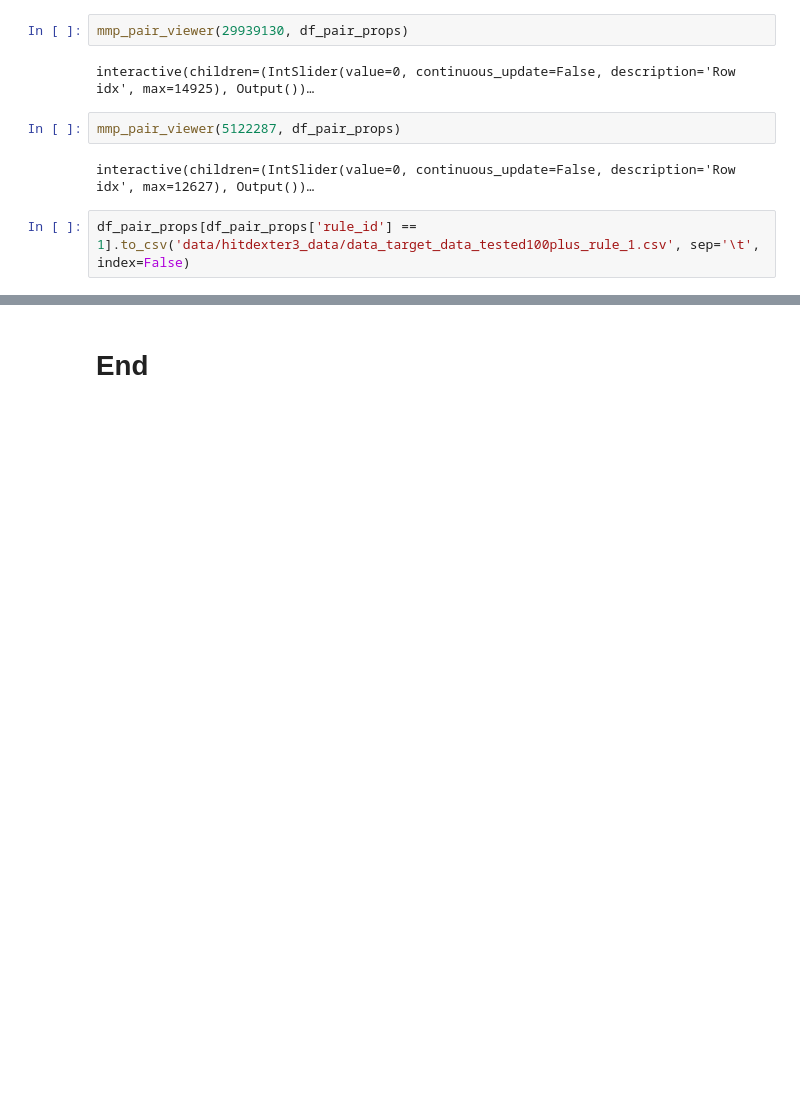
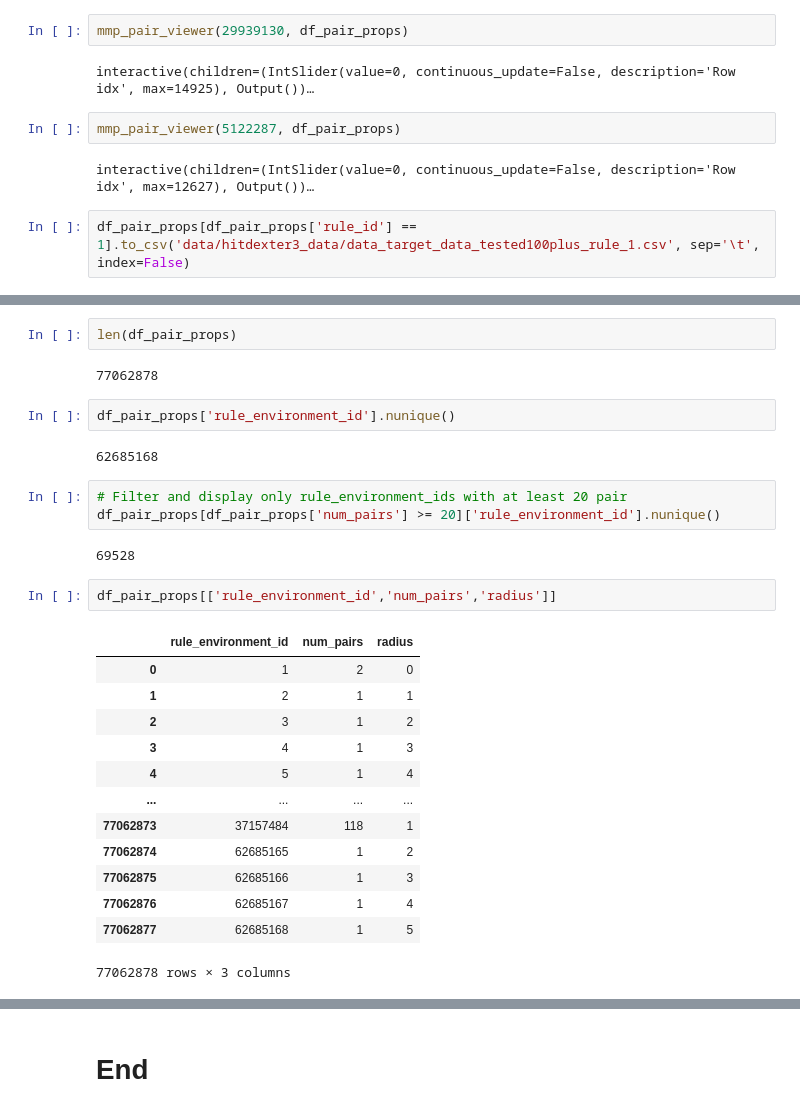
Before and after one commit to anya-chen/MMP_explore, a Jupyter notebook: hitdexter3_data_explore.ipynb, the cells around one changed output, grey strips where cells are left out. Saved outputs shown, nothing was run; the diff lists cells and outputs as text; blank space fills up the shorter version.

```diff
--- a/hitdexter3_data_explore.ipynb
+++ b/hitdexter3_data_explore.ipynb
@@ -936,0 +1054,29 @@ df_pair_props[df_pair_props['rule_id'] == 1].to_csv('data/hitdexter3_data/data_t
+# %%
+len(df_pair_props)
+# %% [output]
+77062878
+# %%
+df_pair_props['rule_environment_id'].nunique()
+# %% [output]
+62685168
+# %%
+# Filter and display only rule_environment_ids with at least 20 pair
+df_pair_props[df_pair_props['num_pairs'] >= 20]['rule_environment_id'].nunique()
+# %% [output]
+69528
+# %%
+df_pair_props[['rule_environment_id','num_pairs','radius']]
+# %% [output]
+|  | rule_environment_id | num_pairs | radius |
+| 0 | 1 | 2 | 0 |
+| 1 | 2 | 1 | 1 |
+| 2 | 3 | 1 | 2 |
+| 3 | 4 | 1 | 3 |
+| 4 | 5 | 1 | 4 |
+| ... | ... | ... | ... |
+| 77062873 | 37157484 | 118 | 1 |
+| 77062874 | 62685165 | 1 | 2 |
+| 77062875 | 62685166 | 1 | 3 |
+| 77062876 | 62685167 | 1 | 4 |
+| 77062877 | 62685168 | 1 | 5 |
+77062878 rows × 3 columns
```
Also changed, not shown: parts of 10 cells of this notebook.
